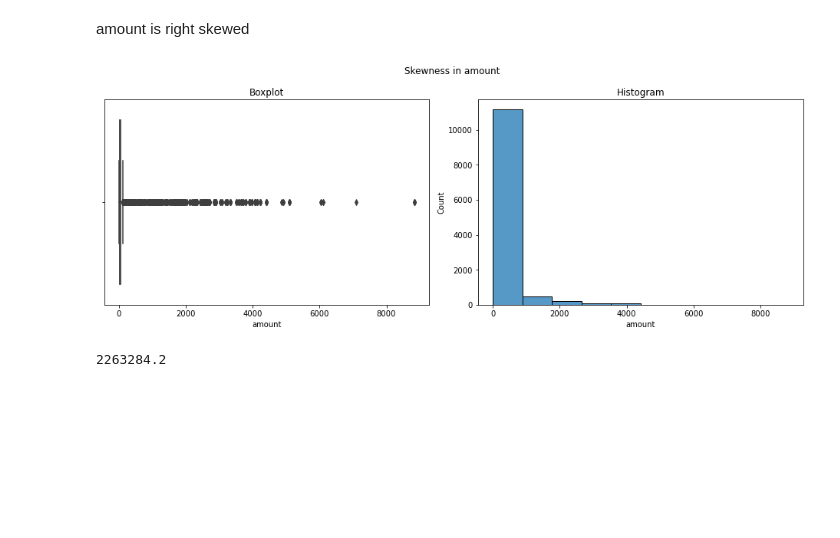
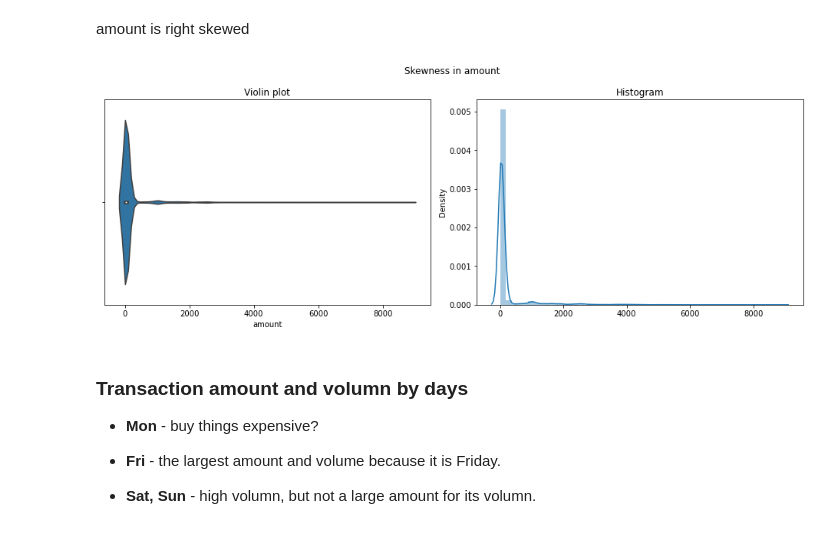
Before and after one commit to slothpunch/Portfolio, a Jupyter notebook: 4. Data@ANZ Virtual Internship Program/1_DataANZ_Virtual_Internship_Program.ipynb, the cells around one changed output. Cells and saved outputs as stored; diff of their text form; code cells hidden in the pictures; blank space fills up the shorter version.

```diff
--- a/4. Data@ANZ Virtual Internship Program/1_DataANZ_Virtual_Internship_Program.ipynb
+++ b/4. Data@ANZ Virtual Internship Program/1_DataANZ_Virtual_Internship_Program.ipynb
@@ -364,0 +371,6 @@ Name: bpay_biller_code, dtype: int64
+# %%
+df['age_group'] = pd.cut(df.age,[0,20,30,40,50,60,99999],labels=['<20','20-30','30-40','40-50','50-60','>60'])
+
+age = df.groupby(['month_name','age_group', 'gender'])['amount'].sum().reset_index()
+age['mean'] = df.groupby(['month_name','age_group', 'gender'])['amount'].mean().values
+age['count'] = df.groupby(['month_name','age_group', 'gender'])['amount'].count().values
@@ -375,3 +452,6 @@ df['amount'].mean()
+# %%
+df['day_name'] = df['date'].dt.day_name()
+df['month_name'] = df['date'].dt.month_name()
 # %%
 month_total = df.groupby('month_name')['amount'].sum().reset_index()
 month_avg = df.groupby('month_name')['amount'].mean().reset_index()
@@ -400,0 +486,7 @@ plt.show()
+# %%
+# Add age_group. The min and max values are 18 and 78 in age.
+df['age_group'] = pd.cut(df.age,[0,20,30,40,50,60,99999],labels=['<20','20-30','30-40','40-50','50-60','>60'])
+
+age = df.groupby(['month_name','age_group', 'gender'])['amount'].sum().reset_index()
+age['mean'] = df.groupby(['month_name','age_group', 'gender'])['amount'].mean().values
+age['count'] = df.groupby(['month_name','age_group', 'gender'])['amount'].count().values
@@ -515,23 +584,20 @@ amount is right skewed
 # %%
 fig, axes = plt.subplots(1, 2, figsize = (13, 5))
 fig.suptitle('Skewness in amount')
 
 # Boxplot
-sns.boxplot(ax = axes[0], x=df['amount'])
-axes[0].set_title('Boxplot')
+sns.violinplot(ax = axes[0], x=df['amount'])
+axes[0].set_title('Violin plot')
 
 # Histogram
-sns.histplot(ax = axes[1], x = 'amount', bins = 10, data = df)
+sns.distplot(x = df['amount'])
+# sns.histplot(ax = axes[1], x = 'amount', bins = 10, data = df)
 axes[1].set_title('Histogram')
 
 plt.tight_layout()
 plt.show()
 # %% [output]
-[figure, old version]
+[figure, new version]
-# %%
-df['amount'].sum()
-# %% [output]
-2263284.2
 # %%
 # cumulate
 
@@ -546,0 +611,8 @@ df.head()
+# %% [markdown]
+### Transaction amount and volumn by days
+
+* **Mon** - buy things expensive?
+
+* **Fri** - the largest amount and volume because it is Friday.
+
+* **Sat, Sun** - high volumn, but not a large amount for its volumn.
```
Also changed, not shown: parts of 74 cells of this notebook.
